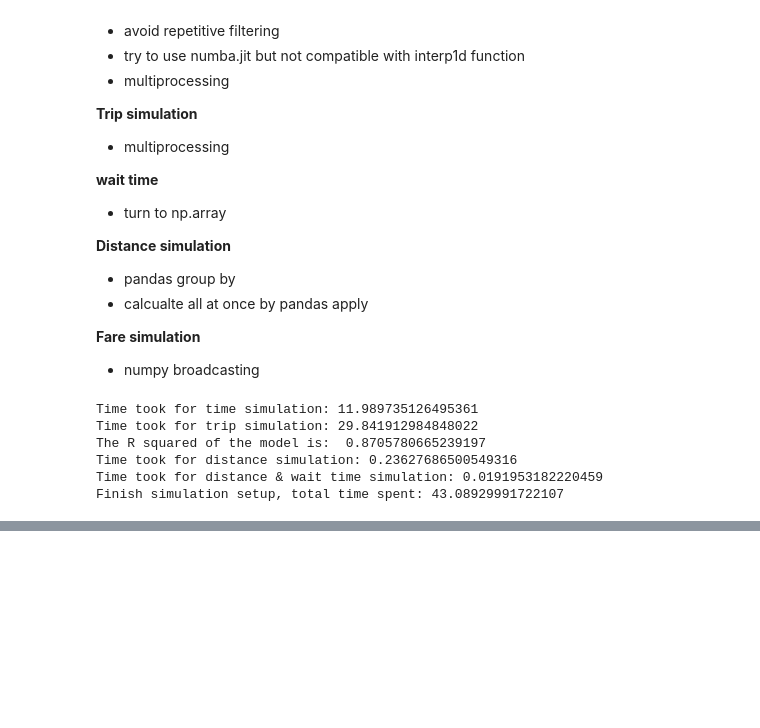
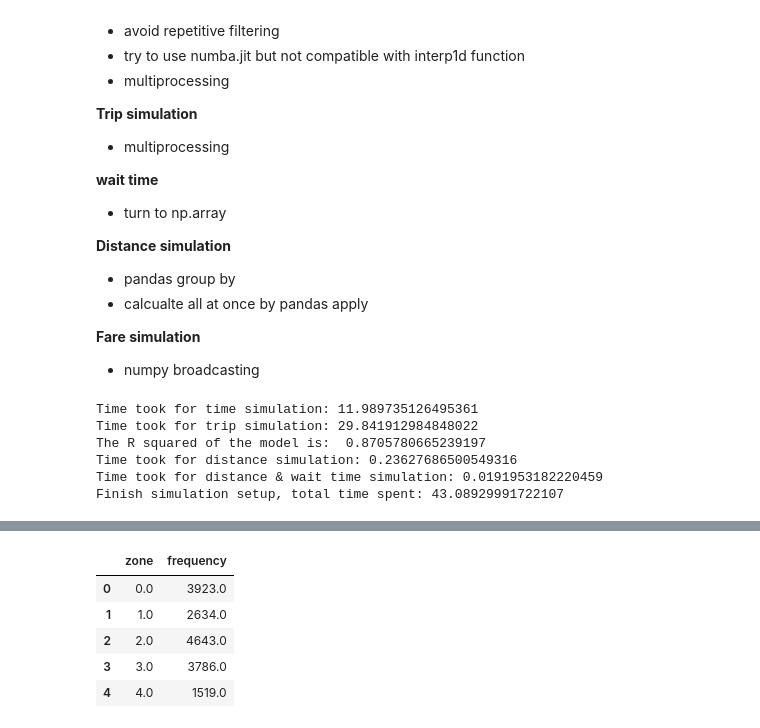
Before and after one commit to OmakaseMaster/nyc_taxi, a Jupyter notebook: accelarated_taxi_simulation.ipynb, the cells around one changed output, grey strips where cells are left out. Drawn from its saved outputs; the diff is of its cells as text; code cells hidden in the pictures; blank space fills up the shorter version.

```diff
--- a/accelarated_taxi_simulation.ipynb
+++ b/accelarated_taxi_simulation.ipynb
@@ -88,0 +97,11 @@ From 8:00:00 to 22:20:00 : 51 trips finished ($ 418.5306524803225!!!)
+# %%
+# TODO: add folium plot
+df = pd.DataFrame(np.vstack((np.arange(40), sim1_zone_freq)).T, columns=["zone", "frequency"])
+df.head()
+# %% [output]
+|  | zone | frequency |
+| 0 | 0.0 | 3923.0 |
+| 1 | 1.0 | 2634.0 |
+| 2 | 2.0 | 4643.0 |
+| 3 | 3.0 | 3786.0 |
+| 4 | 4.0 | 1519.0 |
```
Also changed, not shown: parts of 6 cells of this notebook, 2 other files.
